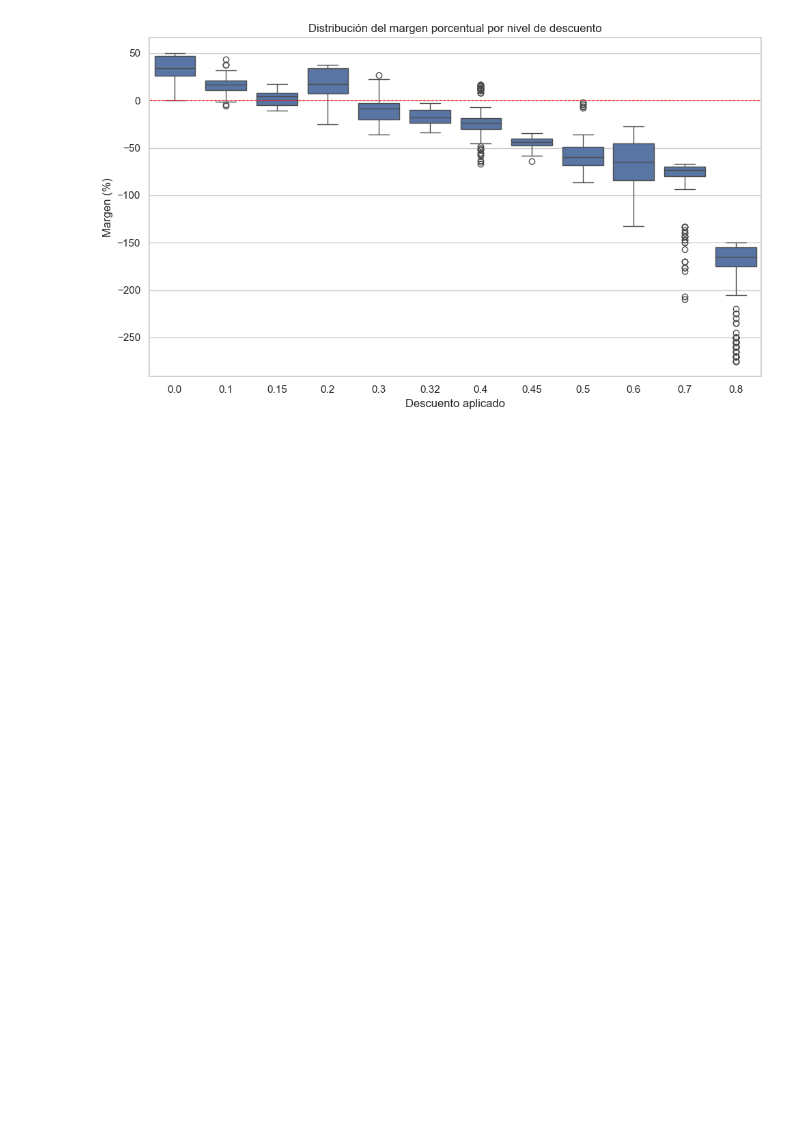
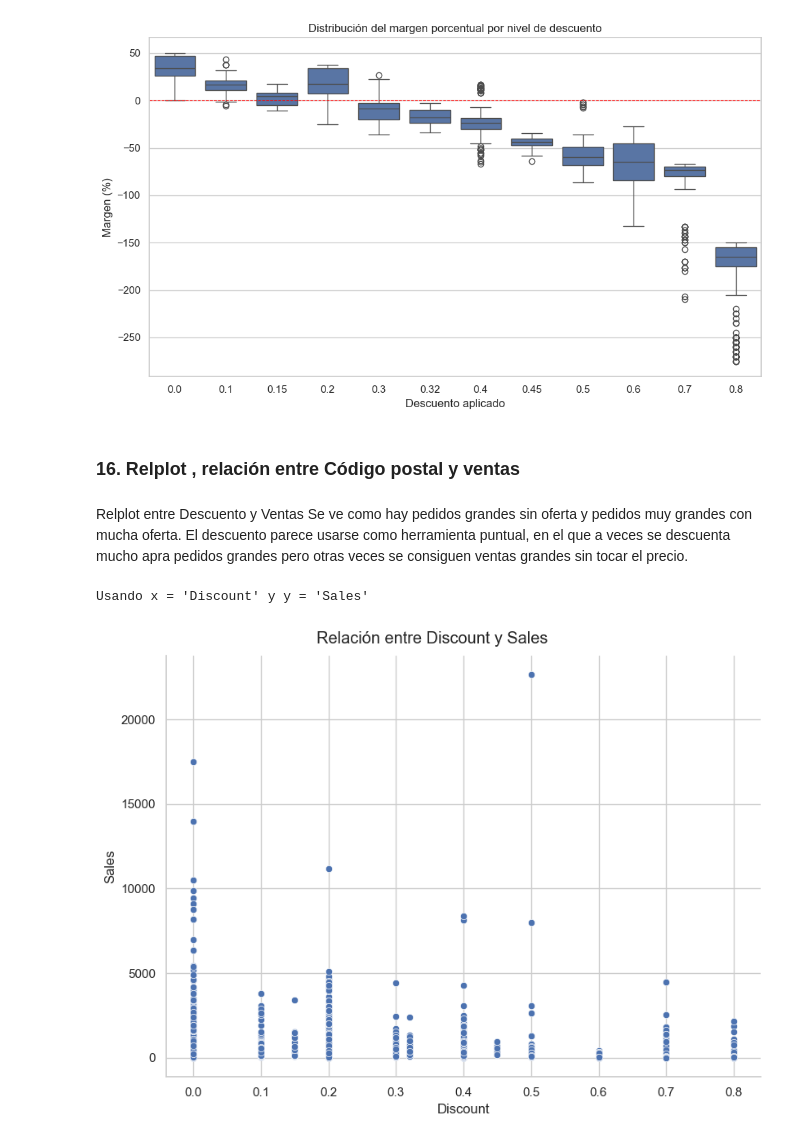
Before and after one commit to NoeliaTJ/ControlStock, a Jupyter notebook: superstore.ipynb, the cells around one changed output. Drawn from its saved outputs; the diff is of its cells as text; code cells hidden in the pictures; blank space fills up the shorter version.

```diff
--- a/superstore.ipynb
+++ b/superstore.ipynb
@@ -727,3 +737,36 @@ plt.tight_layout()
 plt.show()
 # %% [output]
 [figure]
+# %% [markdown]
+### 16. Relplot , relación entre Código postal y ventas
+# %% [markdown]
+Relplot entre Descuento y Ventas
+Se ve como hay pedidos grandes sin oferta y pedidos muy grandes con mucha oferta.
+El descuento parece usarse como herramienta puntual, en el que a veces se descuenta mucho apra pedidos grandes pero otras veces se consiguen ventas grandes sin tocar el precio.
+# %%
+import seaborn as sns
+import matplotlib.pyplot as plt
+
+x_col = 'Discount' # cp
+y_col = 'Sales' #ventas
+
+print(f"Usando x = '{x_col}' y y = '{y_col}'")
+
+g = sns.relplot(
+data=df,
+x=x_col,
+y=y_col,
+kind='scatter',
+height=6,
+aspect=1.4)
+
+#la g sola es una variable sin mas, y fig aparece tachado como que no lo reconoce, pero sí funciona.
+g.fig.suptitle(f"Relación entre {x_col} y {y_col}", y=1.02)
+plt.show()
+
+# lo que se ve:
+# Eje X son descuento numéricos, y el eje y , las ventas
+# Cada punto es una línea de pedido.
+# %% [output]
+Usando x = 'Discount' y y = 'Sales'
+[figure, added]
```
Also changed, not shown: parts of 5 cells of this notebook.
